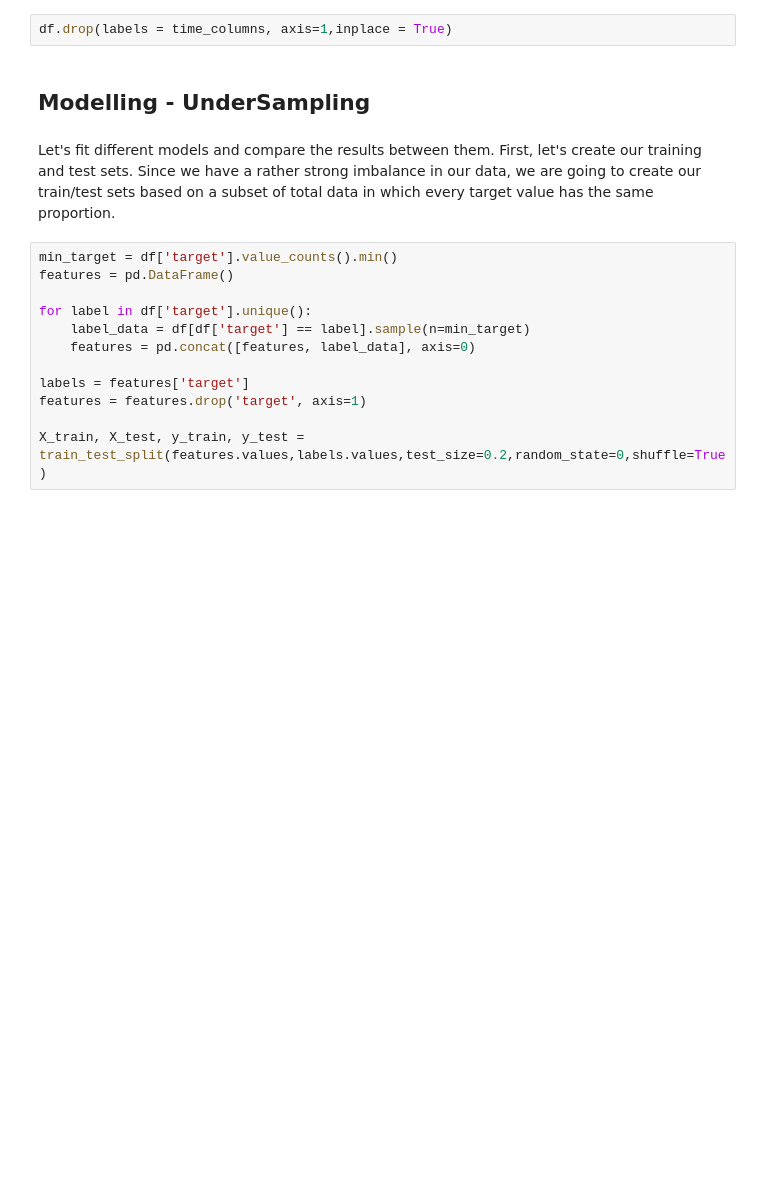
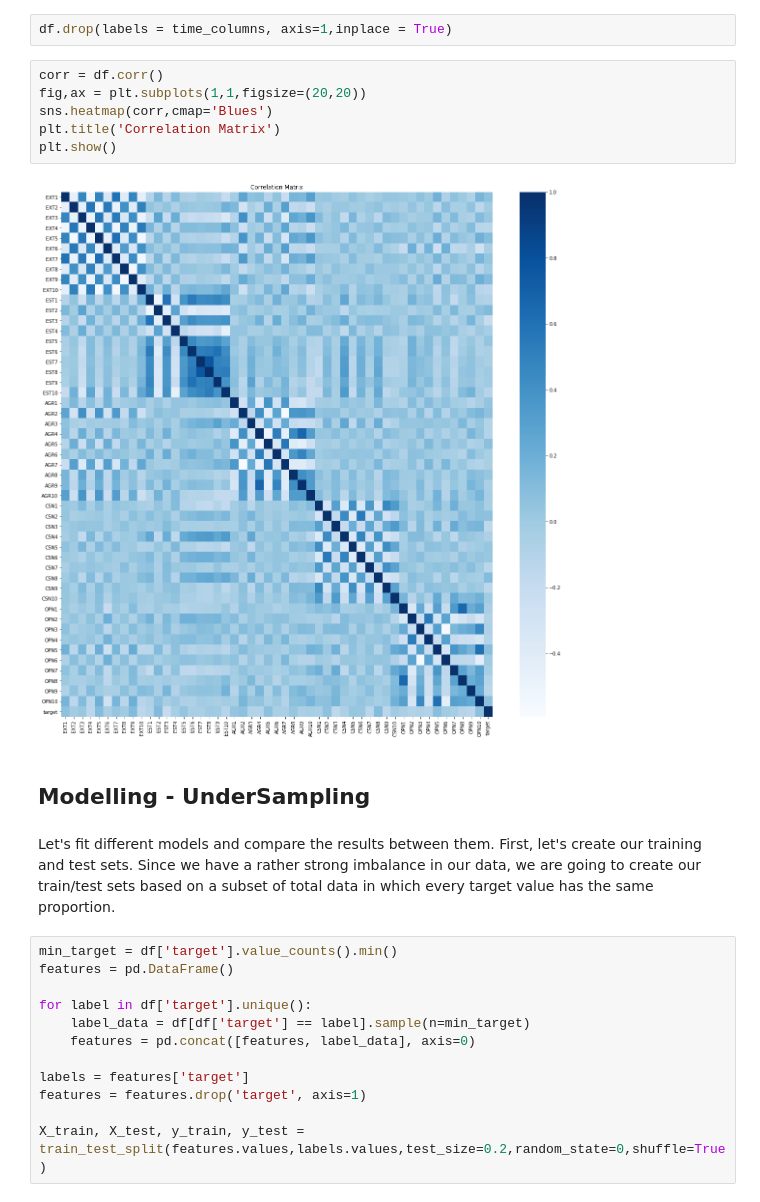
Before and after one commit to UNSpecializationAI/BigFivePersonality, a Jupyter notebook: Big-Five Factor Markers.ipynb, the cells around one changed output. Drawn from its saved outputs; the diff is of its cells as text; blank space fills up the shorter version.

```diff
--- a/Big-Five Factor Markers.ipynb
+++ b/Big-Five Factor Markers.ipynb
@@ -273,5 +299,13 @@ print(featureScores.nlargest(52,'Score'))
 # %%
 df.drop(labels = time_columns, axis=1,inplace = True)
+# %%
+corr = df.corr()
+fig,ax = plt.subplots(1,1,figsize=(20,20))
+sns.heatmap(corr,cmap='Blues')
+plt.title('Correlation Matrix')
+plt.show()
+# %% [output]
+[figure, added]
 # %% [markdown]
 ## Modelling - UnderSampling
 # %% [markdown]
```
Also changed, not shown: parts of 18 cells of this notebook.
